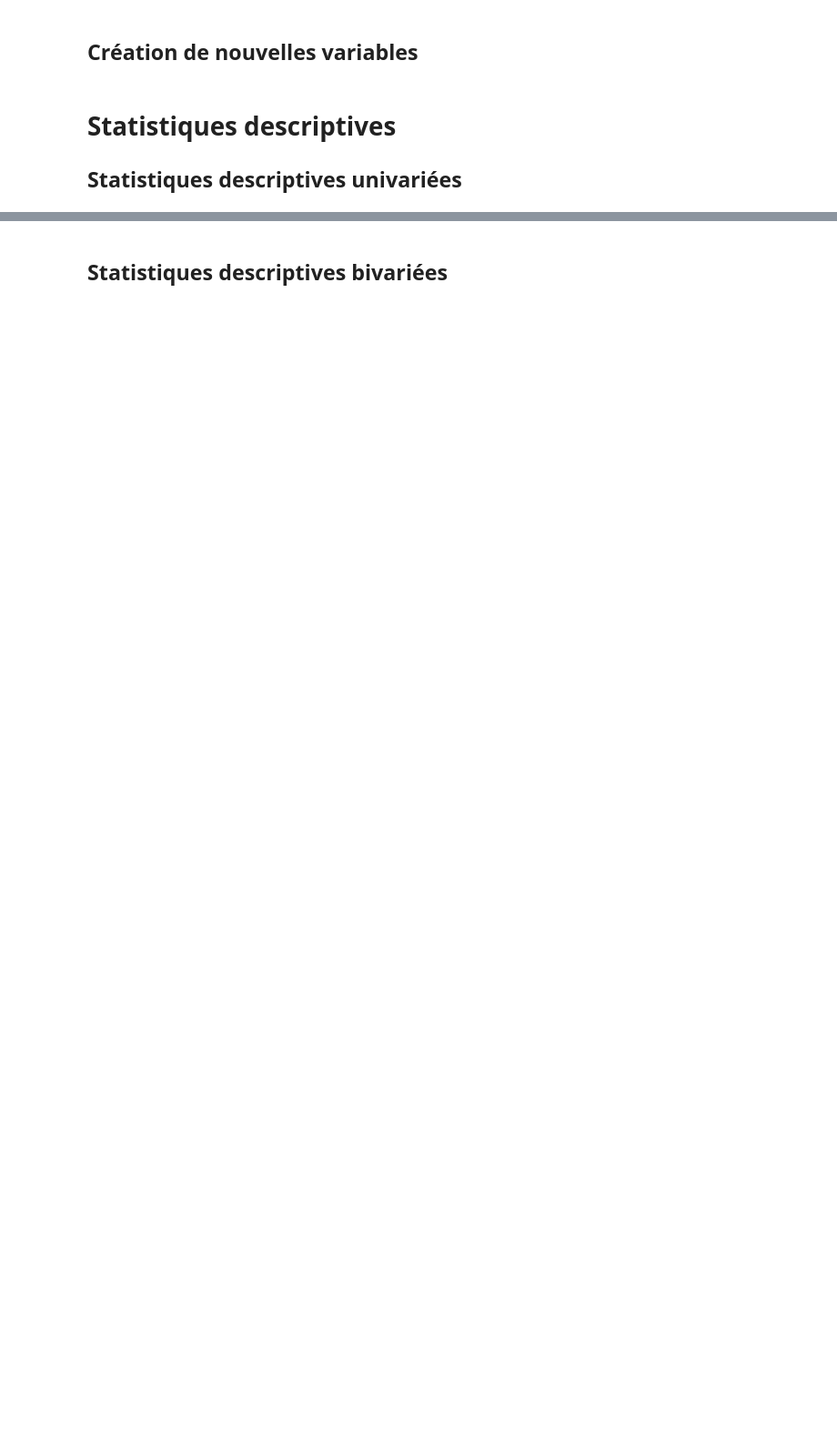
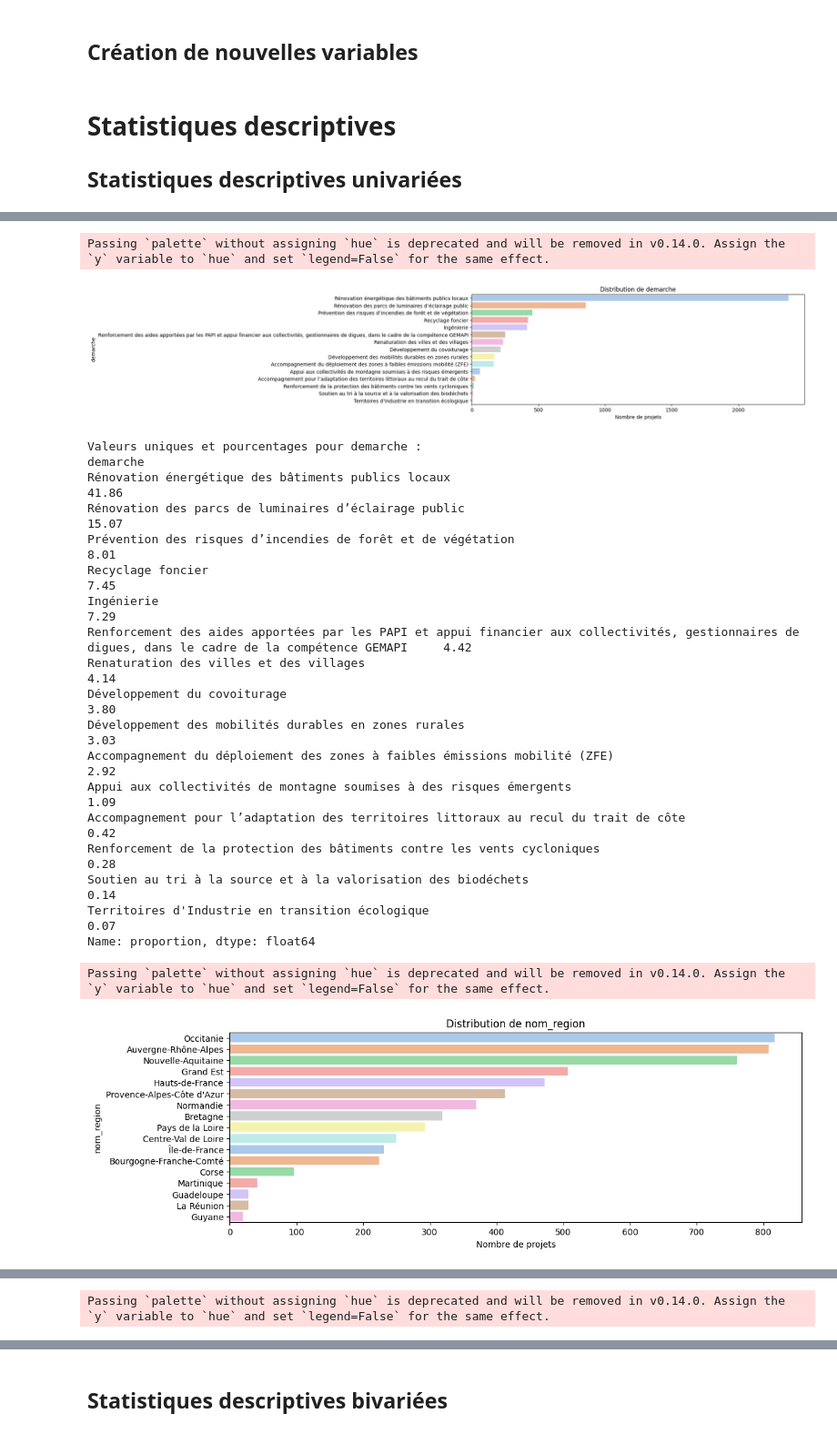
Before and after one commit to Isahrv/projet_methodes_agregations, a Jupyter notebook: code.ipynb, the cells around one changed output, grey strips where cells are left out. Shown at 91% size. Drawn from its saved outputs; the diff is of its cells as text; code cells hidden in the pictures; blank space fills up the shorter version.

Commit message:
avancées pré traitement

```diff
--- a/code.ipynb
+++ b/code.ipynb
@@ -450,2 +372,45 @@ memory usage: 816.1+ KB
 # %%
-# Boxplot - Valeurs extrêmes
+# Colonnes catégorielles
+cat_cols = [
+    "demarche", "nom_region", "nom_departement", "categorie_entreprise",
+    "tranche_effectifs_unite_legale",
+    "economie_sociale_solidaire_unite_legale",
+    "etat_administratif_etablissement"
+]
+
+for col in cat_cols:
+    plt.figure(figsize=(12,4))
+    sns.countplot(y=col, data=df, order=df[col].value_counts().index, palette="pastel")
+    plt.title(f"Distribution de {col}")
+    plt.xlabel("Nombre de projets")
+    plt.ylabel(col)
+    plt.show()
+
+# Vérification déséquilibre
+    print(f"\nValeurs uniques et pourcentages pour {col} :")
+    print(round(df[col].value_counts(normalize=True)*100,2))
+
+# etat_administratif_etablissement contient uniquement "A" -> à supprimer
+# %% [output]
+Passing `palette` without assigning `hue` is deprecated and will be removed in v0.14.0. Assign the `y` variable to `hue` and set `legend=False` for the same effect.
+[figure, added]
+Valeurs uniques et pourcentages pour demarche :
+demarche
+Rénovation énergétique des bâtiments publics locaux                                                                                                   41.86
+Rénovation des parcs de luminaires d’éclairage public                                                                                                 15.07
+Prévention des risques d’incendies de forêt et de végétation                                                                                           8.01
+Recyclage foncier                                                                                                                                      7.45
+Ingénierie                                                                                                                                             7.29
+Renforcement des aides apportées par les PAPI et appui financier aux collectivités, gestionnaires de digues, dans le cadre de la compétence GEMAPI     4.42
+Renaturation des villes et des villages                                                                                                                4.14
+Développement du covoiturage                                                                                                                           3.80
+Développement des mobilités durables en zones rurales                                                                                                  3.03
+Accompagnement du déploiement des zones à faibles émissions mobilité (ZFE)                                                                             2.92
+Appui aux collectivités de montagne soumises à des risques émergents                                                                                   1.09
+Accompagnement pour l’adaptation des territoires littoraux au recul du trait de côte                                                                   0.42
+Renforcement de la protection des bâtiments contre les vents cycloniques                                                                               0.28
+Soutien au tri à la source et à la valorisation des biodéchets                                                                                         0.14
+Territoires d'Industrie en transition écologique                                                                                                       0.07
+Name: proportion, dtype: float64
+Passing `palette` without assigning `hue` is deprecated and will be removed in v0.14.0. Assign the `y` variable to `hue` and set `legend=False` for the same effect.
+[figure, added]
@@ -451,0 +437 @@ memory usage: 816.1+ KB
+Passing `palette` without assigning `hue` is deprecated and will be removed in v0.14.0. Assign the `y` variable to `hue` and set `legend=False` for the same effect.
```
Also changed, not shown: parts of 13 cells of this notebook.
